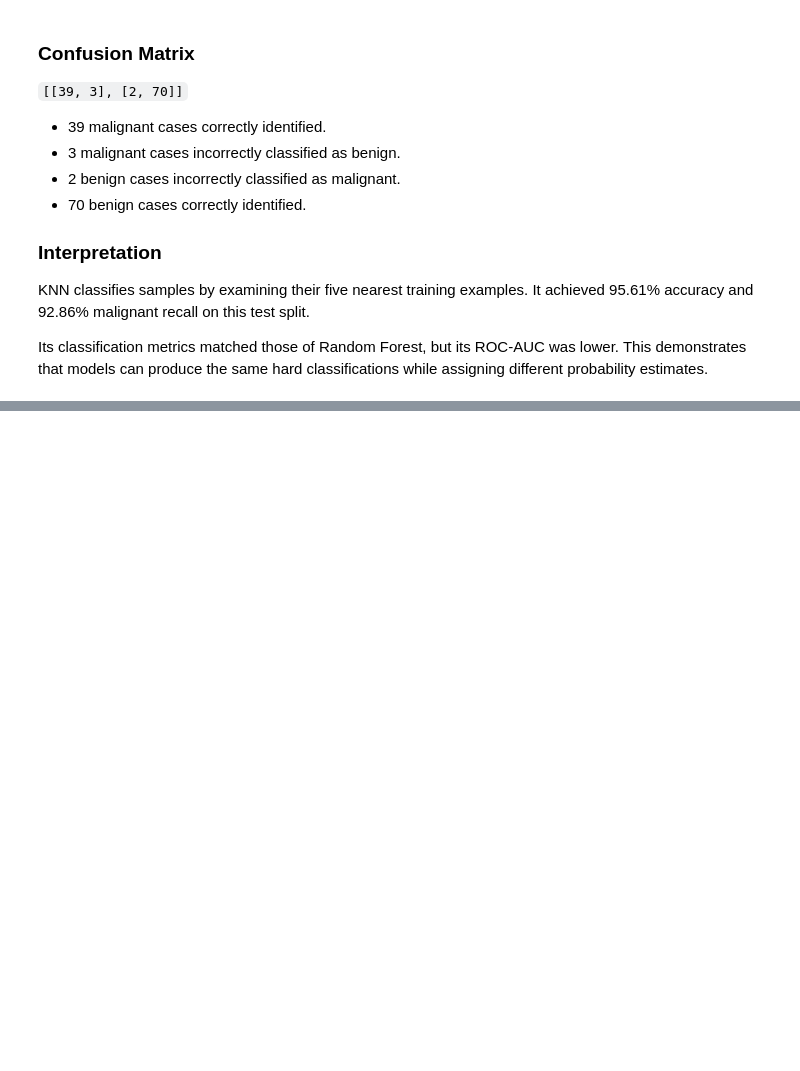
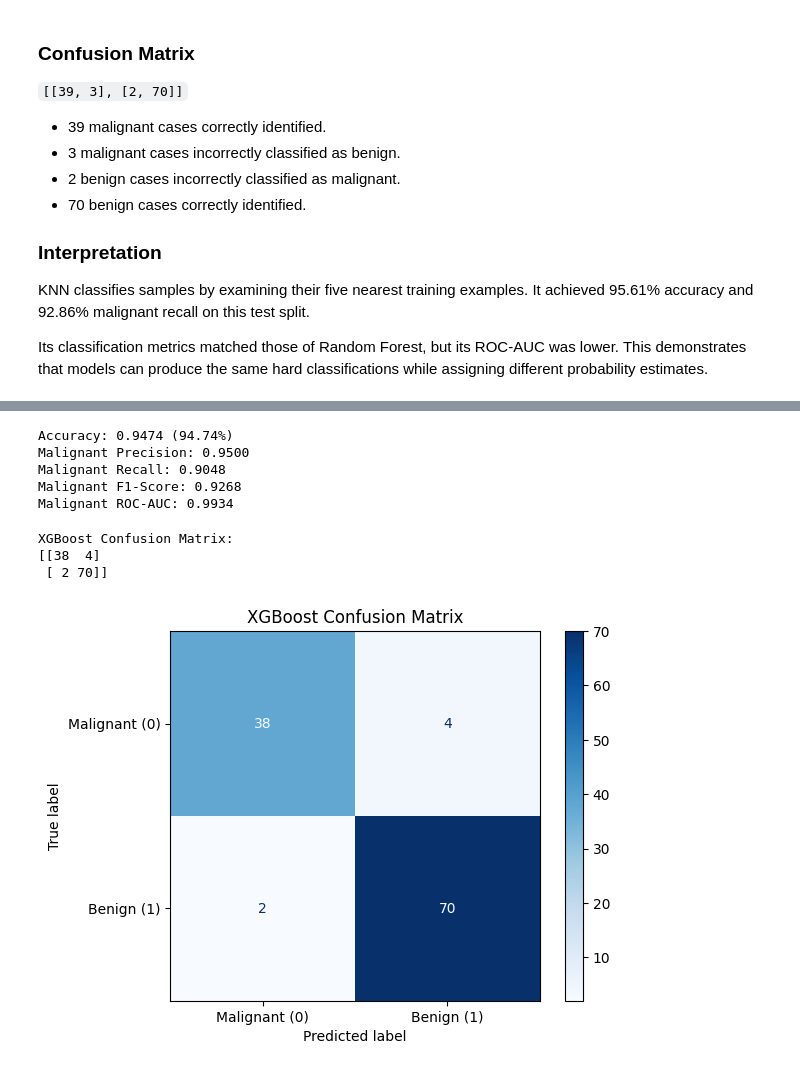
Before and after one commit to Kasyap18/BreastCancer-ML-Classification, a Jupyter notebook: Baseline_Models.ipynb, the cells around one changed output, grey strips where cells are left out. Drawn from its saved outputs; the diff is of its cells as text; code cells hidden in the pictures; blank space fills up the shorter version.

Commit message:
Update baseline classification models

```diff
--- a/Baseline_Models.ipynb
+++ b/Baseline_Models.ipynb
@@ -919,0 +1066,12 @@ Its classification metrics matched those of Random Forest, but its ROC-AUC was l
+# %%
+from xgboost import XGBClassifier
+
+xgb_model = XGBClassifier(
+    n_estimators=100,
+    max_depth=3,
+    learning_rate=0.1,
+    random_state=42,
+    eval_metric="logloss"
+)
+
+print("XGBoost model created successfully!")
@@ -919,0 +1080,4 @@ Its classification metrics matched those of Random Forest, but its ROC-AUC was l
+# %%
+xgb_model.fit(X_train, y_train)
+
+print("XGBoost model trained successfully!")
@@ -919,0 +1086,8 @@ Its classification metrics matched those of Random Forest, but its ROC-AUC was l
+# %%
+y_pred_xgb = xgb_model.predict(X_test)
+
+print("First 10 actual labels:")
+print(y_test.iloc[:10].tolist())
+
+print("\nFirst 10 predicted labels:")
+print(y_pred_xgb[:10])
@@ -919,0 +1100,56 @@ Its classification metrics matched those of Random Forest, but its ROC-AUC was l
+# %%
+from sklearn.metrics import (
+    accuracy_score,
+    precision_score,
+    recall_score,
+    f1_score,
+    roc_auc_score
+)
+
+# Calculate accuracy
+accuracy = accuracy_score(y_test, y_pred_xgb)
+
+# Evaluate class 0: malignant
+malignant_precision = precision_score(y_test, y_pred_xgb, pos_label=0)
+malignant_recall = recall_score(y_test, y_pred_xgb, pos_label=0)
+malignant_f1 = f1_score(y_test, y_pred_xgb, pos_label=0)
+
+# Calculate ROC-AUC for malignant class
+malignant_probabilities = xgb_model.predict_proba(X_test)[:, 0]
+actual_malignant = (y_test == 0).astype(int)
+
+roc_auc = roc_auc_score(actual_malignant, malignant_probabilities)
+
+print(f"Accuracy: {accuracy:.4f} ({accuracy * 100:.2f}%)")
+print(f"Malignant Precision: {malignant_precision:.4f}")
+print(f"Malignant Recall: {malignant_recall:.4f}")
+print(f"Malignant F1-Score: {malignant_f1:.4f}")
+print(f"Malignant ROC-AUC: {roc_auc:.4f}")
+# %% [output]
+Accuracy: 0.9474 (94.74%)
+Malignant Precision: 0.9500
+Malignant Recall: 0.9048
+Malignant F1-Score: 0.9268
+Malignant ROC-AUC: 0.9934
+# %%
+from sklearn.metrics import confusion_matrix, ConfusionMatrixDisplay
+import matplotlib.pyplot as plt
+
+cm_xgb = confusion_matrix(y_test, y_pred_xgb, labels=[0, 1])
+
+print("XGBoost Confusion Matrix:")
+print(cm_xgb)
+
+display = ConfusionMatrixDisplay(
+    confusion_matrix=cm_xgb,
+    display_labels=["Malignant (0)", "Benign (1)"]
+)
+
+display.plot(cmap="Blues")
+plt.title("XGBoost Confusion Matrix")
+plt.show()
+# %% [output]
+XGBoost Confusion Matrix:
+[[38  4]
+ [ 2 70]]
+[figure, added]
```
Also changed, not shown: parts of 18 cells of this notebook.
